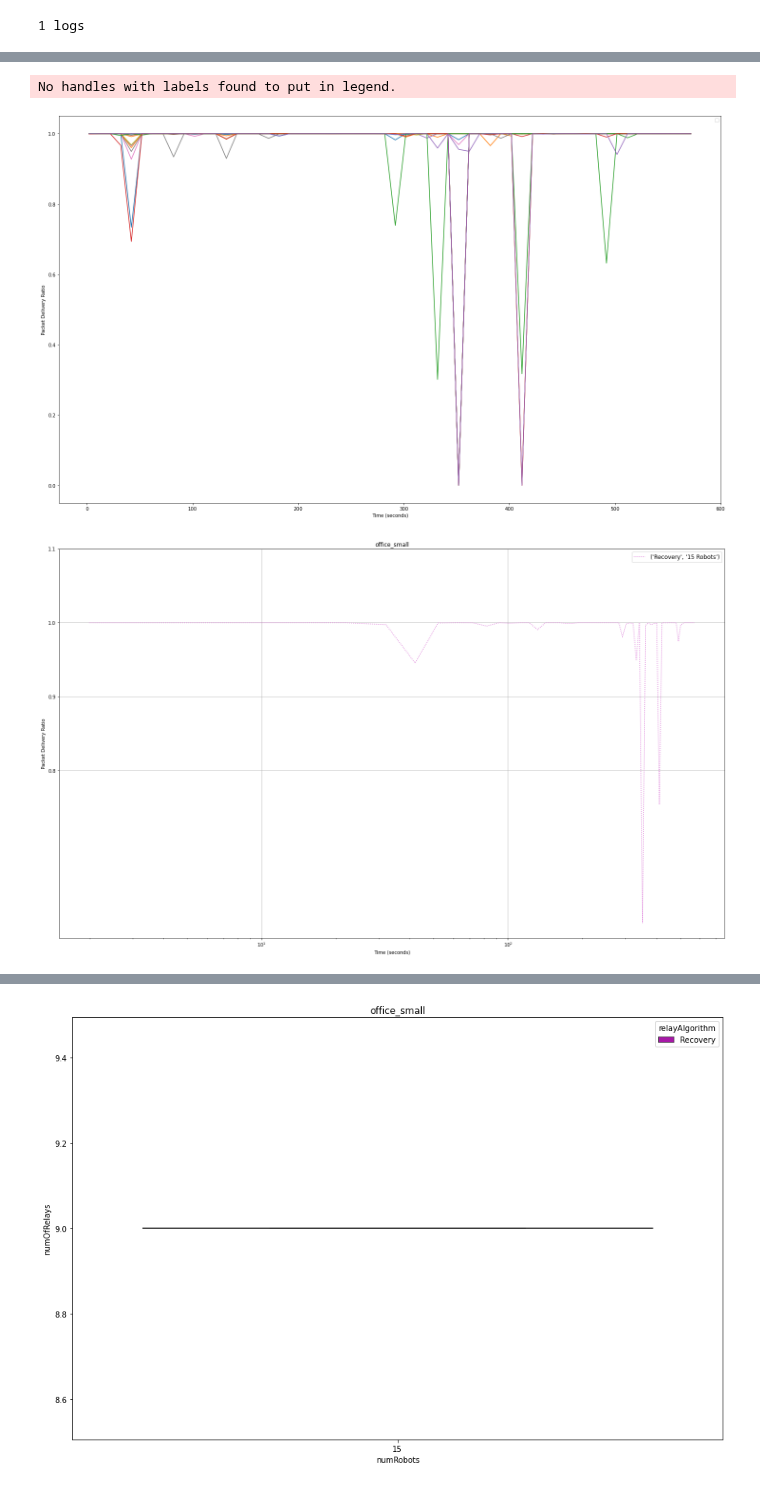
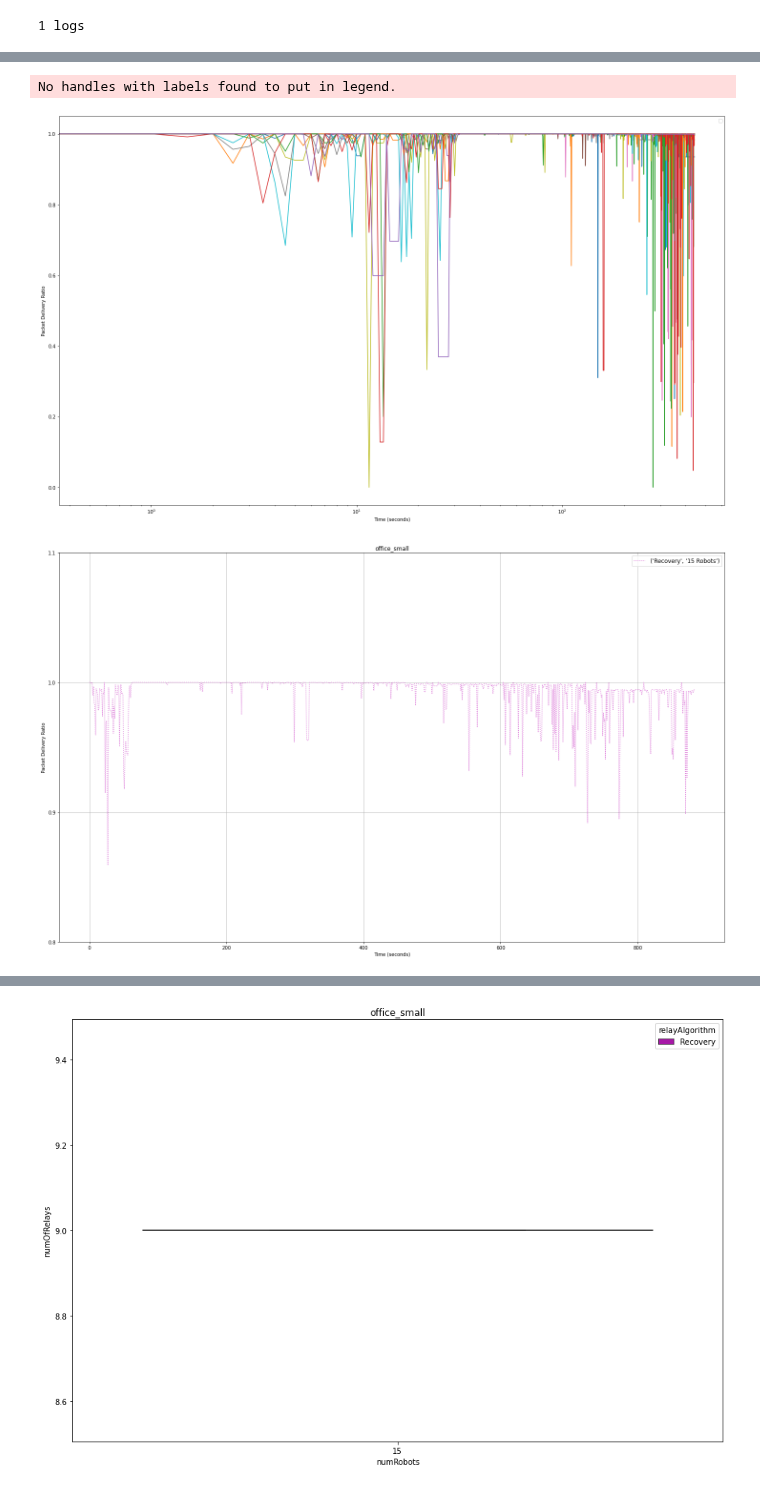
Before and after one commit to openwsn-berkeley/Atlas, a Jupyter notebook: AtlasAnalysis.ipynb, the cells around one changed output, grey strips where cells are left out. Drawn from its saved outputs; the diff is of its cells as text; code cells hidden in the pictures.

```diff
--- a/AtlasAnalysis.ipynb
+++ b/AtlasAnalysis.ipynb
@@ -23,7 +23,7 @@ import ast
 
 pp       =  pprint.PrettyPrinter(compact=True)
 
-LOGFILES =  glob.glob('logs/razanne_1_220926171401.json' )
+LOGFILES =  glob.glob('logs/razanne_1_220928160316.json' )
 
 print(len(LOGFILES),"logs")
 
@@ -258,7 +258,7 @@ for i in range(len(data[0]["PDRs"][0])):
     lines[i]      = ax.plot(x,y)
 
 #convert x-axis to Logarithmic scale
-#plt.xscale("log")
+plt.xscale("log")
 plt.xlabel("Time (seconds)")
 plt.ylabel("Packet Delivery Ratio")
 plt.legend()
@@ -266,7 +266,7 @@ alllines = lines
 plt.show()
 # %% [output]
 No handles with labels found to put in legend.
-[figure, old version]
+[figure, new version]
 # %%
 #============ Plot Average PDR Vs. Time
 import math
@@ -329,36 +329,36 @@ for floorplan in floorplans:
                         [
                          d["PDRs"][i] for d in data            if
                          d['numRobots']      == value          and
                          d['floorplan']      == floorplan      and
                          d['relayAlgorithm'] == relayAlgorithm
                         ]
                     )
                 except:
                     pass
 
                 toPlot[value]["mean"]    += [m]
                 toPlot[value]["yerr"]    += [h]
                 toPlot[value]["y1err"]   += [m-h]
                 toPlot[value]["y2err"]   += [m+h]
-            x                             = np.arange(2, maxtime+10, 10)
+            x                             = np.arange(0, (maxtime*2)+1)
             y                             = toPlot[value]["mean"]
             yerr                          = toPlot[value]["yerr"]
             lines[(floorplan, value)]     = ax.errorbar(x, y, ecolor="gainsboro", linestyle=linestyles[relayAlgorithm],color=linecolors[(value, relayAlgorithm)],label=(relayAlgorithm, str(value)+" Robots"))
             linesfill[(floorplan, value)] = ax.fill_between(x, toPlot[value]["y1err"], toPlot[value]["y2err"] ,alpha=0.3, facecolor=linecolors[(value, relayAlgorithm)])
 
     #convert x-axis to Logarithmic scale
     ax.grid(True)
     plt.title(floorplan)
-    plt.xscale("log")
+    #plt.xscale("log")
     plt.xlabel("Time (seconds)")
     ax.set_yticks(np.arange(0.8, 1.2, 0.1))
     plt.ylabel("Packet Delivery Ratio")
     plt.legend(fontsize='large', fancybox=True)
     alllines     = lines
     alllinesfill = linesfill
     plt.show()
 # %% [output]
-[figure, old version]
+[figure, new version]
 # %%
 #============ Plot minimum PDR Vs. Time
 import math
```
Also changed, not shown: parts of 4 cells of this notebook, 1 other file.
